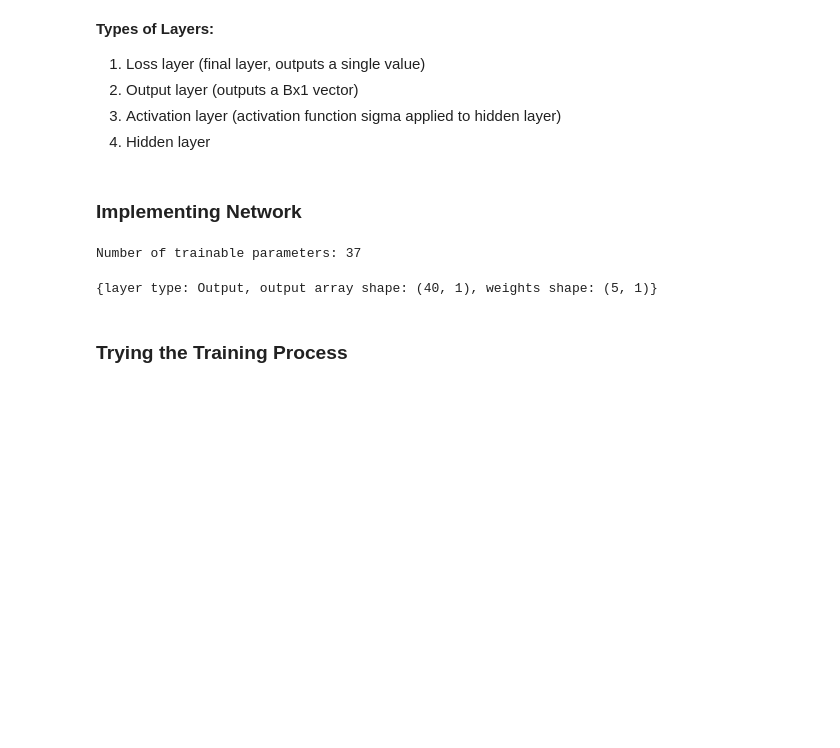
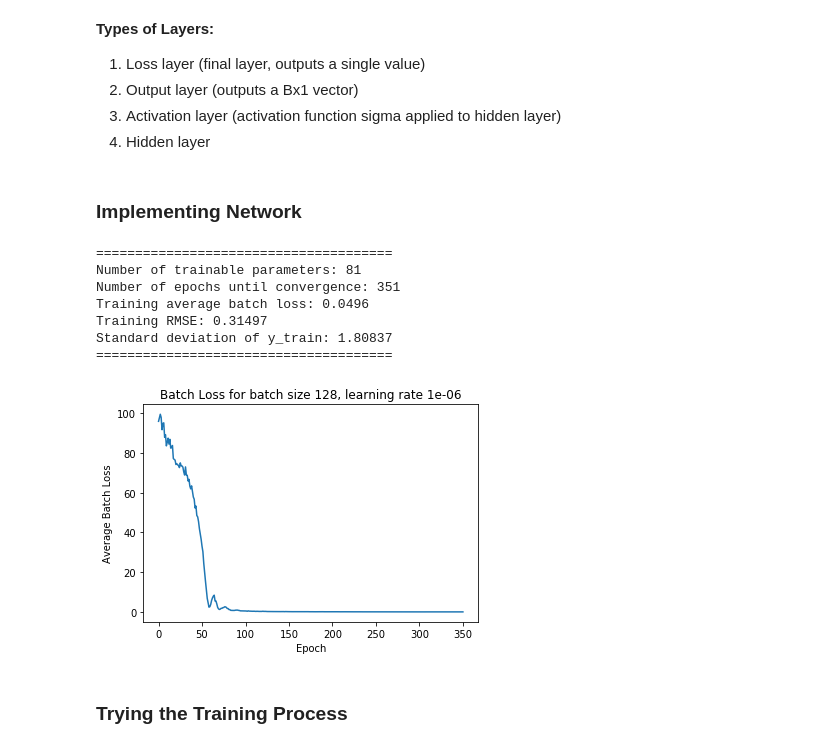
Before and after one commit to MasonOgden/Data401Project3, a Jupyter notebook: neural_network.ipynb, the cells around one changed output. Drawn from its saved outputs; the diff is of its cells as text; code cells hidden in the pictures; blank space fills up the shorter version.

```diff
--- a/neural_network.ipynb
+++ b/neural_network.ipynb
@@ -306,8 +84,0 @@ class NeuralNetwork:
-# %%
-net = NeuralNetwork(depth=2, width=4, input_shape=(40, 2))
-net.forward_pass(X_batch, y)
-print("Number of trainable parameters: {}".format(net.num_parameters))
-net.layers[-2]
-# %% [output]
-Number of trainable parameters: 37
-{layer type: Output, output array shape: (40, 1), weights shape: (5, 1)}
@@ -316,3 +424,25 @@ net.backward_pass(X_batch, 0.001)
+# %%
+net = NeuralNetwork(depth=3, width=5,
+                    batch_size = 128,
+                    learning_rate_init = 0.000001,
+                    convergence_criteria = 0.005,
+                    max_num_iterations = 1000,
+                    momentum=0.9,
+                    activation = "leaky relu",
+                    lambda_rate = 1,
+                    weight_initialization = 'He')
+
+net.fit(X, y)
+net.train_metrics()
+# %% [output]
+======================================
+Number of trainable parameters: 81
+Number of epochs until convergence: 351
+Training average batch loss: 0.0496
+Training RMSE: 0.31497
+Standard deviation of y_train: 1.80837
+======================================
+[figure, added]
 # %% [markdown]
 ### Trying the Training Process
 # %% [markdown]
```
Also changed, not shown: parts of 27 cells of this notebook, 2 other files.
